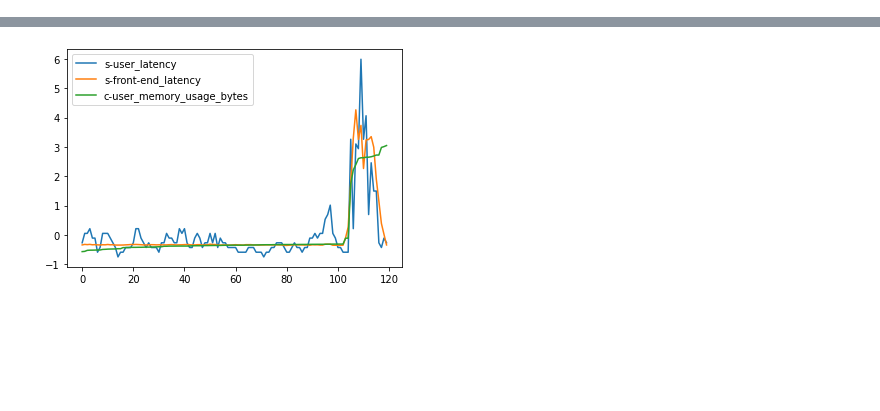
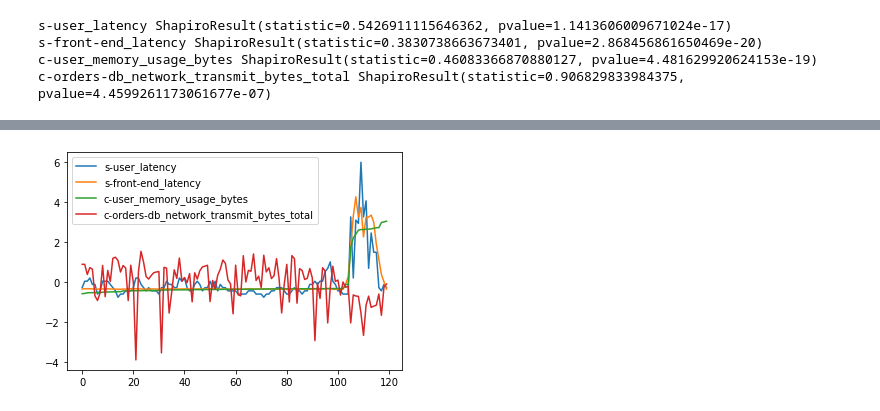
Before and after one commit to ai4sre/meltria-analyzer, a Jupyter notebook: notebooks/investigate_ci_test_pc.ipynb, the cells around one changed output, grey strips where cells are left out. Cells and saved outputs as stored; diff of their text form; code cells hidden in the pictures; blank space fills up the shorter version.

```diff
--- a/notebooks/investigate_ci_test_pc.ipynb
+++ b/notebooks/investigate_ci_test_pc.ipynb
@@ -102,24 +81,35 @@ indep prob
 # %%
-from itertools import product
+from itertools import product, combinations
 import pandas as pd
+from scipy import stats
 
 from diagnoser.citest.fisher_z_pgmpy import fisher_z
 from pgmpy.estimators.CITests import chi_square, pearsonr
 
 
-vars = ('s-user_latency', 's-front-end_latency', 'c-user_memory_usage_bytes')
-dataset[list(vars)].plot()
+vars = ('s-user_latency', 's-front-end_latency', 'c-user_memory_usage_bytes', 'c-orders-db_network_transmit_bytes_total')
+small_df = dataset[list(vars)]
+small_df.plot()
 alpha = 0.05
 
+# test a test of normality.
+for var in vars:
+    print(var, stats.shapiro(small_df[var]))
+
 scores = []
-for z, citest_func in product(vars, (fisher_z, pearsonr)):
-    x, y = tuple(set(vars) - {z})
-    coeff, p_val = citest_func(x, y, [], dataset, boolean=False)
-    scores.append([citest_func.__name__, x, y, None, coeff, p_val, p_val >= alpha])
-    coeff, p_val = citest_func(x, y, [z], dataset, boolean=False)
-    scores.append([citest_func.__name__, x, y, z, coeff, p_val, p_val >= alpha])
+for vars3 in combinations(vars, 3):
+    for z, citest_func in product(vars3, (fisher_z, pearsonr)):
+        x, y = tuple(set(vars3) - {z})
+        coeff, p_val = citest_func(x, y, [], dataset, boolean=False)
+        scores.append([citest_func.__name__, x, y, None, coeff, p_val, p_val >= alpha])
+        coeff, p_val = citest_func(x, y, [z], dataset, boolean=False)
+        scores.append([citest_func.__name__, x, y, z, coeff, p_val, p_val >= alpha])
 pd.DataFrame(scores, columns=['citest_method', 'x', 'y', 'z', 'coeff', 'p_val', 'acceptance'])
 # %% [output]
+s-user_latency ShapiroResult(statistic=0.5426911115646362, pvalue=1.1413606009671024e-17)
+s-front-end_latency ShapiroResult(statistic=0.3830738663673401, pvalue=2.868456861650469e-20)
+c-user_memory_usage_bytes ShapiroResult(statistic=0.46083366870880127, pvalue=4.481629920624153e-19)
+c-orders-db_network_transmit_bytes_total ShapiroResult(statistic=0.906829833984375, pvalue=4.4599261173061677e-07)
 |  | citest_method | x | y | z | coeff | p_val | acceptance |
 | 0 | fisher_z | s-front-end_latency | c-user_memory_usage_bytes | None | 13.160064 | 1.489598e-39 | False |
 | 1 | fisher_z | s-front-end_latency | c-user_memory_usage_bytes | s-user_latency | 9.068442 | 1.207310e-19 | False |
@@ -136,4 +130,4 @@ pd.DataFrame(scores, columns=['citest_method', 'x', 'y', 'z', 'coeff', 'p_val',
-[figure, old version]
+[figure, new version]
 # %%
 from diagnoser.citest.fisher_z import ci_test_fisher_z
 from diagnoser.citest.pearsonr import ci_test_pearsonr
```
Also changed, not shown: parts of 6 cells of this notebook.
